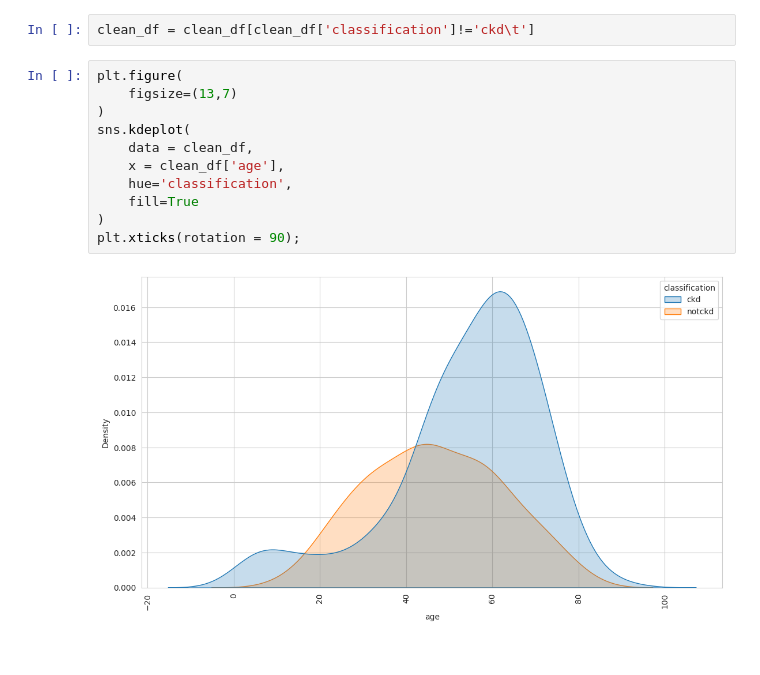
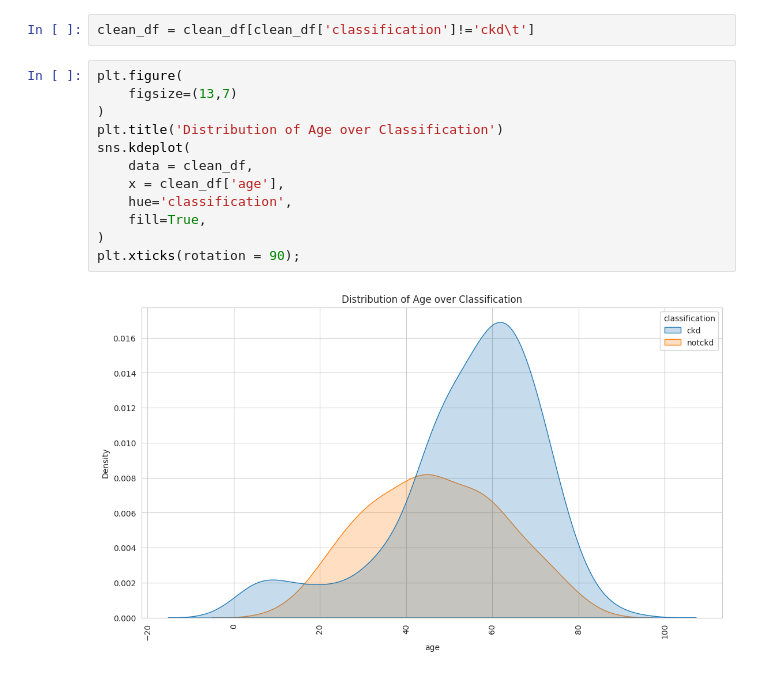
Before and after one commit to junaidulhassan/My-All-Kaggle-Jupyter-Notebooks, a Jupyter notebook: Chronic-Kidney-Disease-Detection/notebook.ipynb, the cells around one changed output. Cells and saved outputs as stored; diff of their text form.

```diff
--- a/Chronic-Kidney-Disease-Detection/notebook.ipynb
+++ b/Chronic-Kidney-Disease-Detection/notebook.ipynb
@@ -364,13 +364,14 @@ clean_df = clean_df[clean_df['classification']!='ckd\t']
 # %%
 plt.figure(
     figsize=(13,7)
 )
+plt.title('Distribution of Age over Classification')
 sns.kdeplot(
     data = clean_df,
     x = clean_df['age'],
     hue='classification',
-    fill=True
+    fill=True,
 )
 plt.xticks(rotation = 90);
 # %% [output]
-[figure, old version]
+[figure, new version]
```
Also changed, not shown: parts of 1 cell of this notebook.
